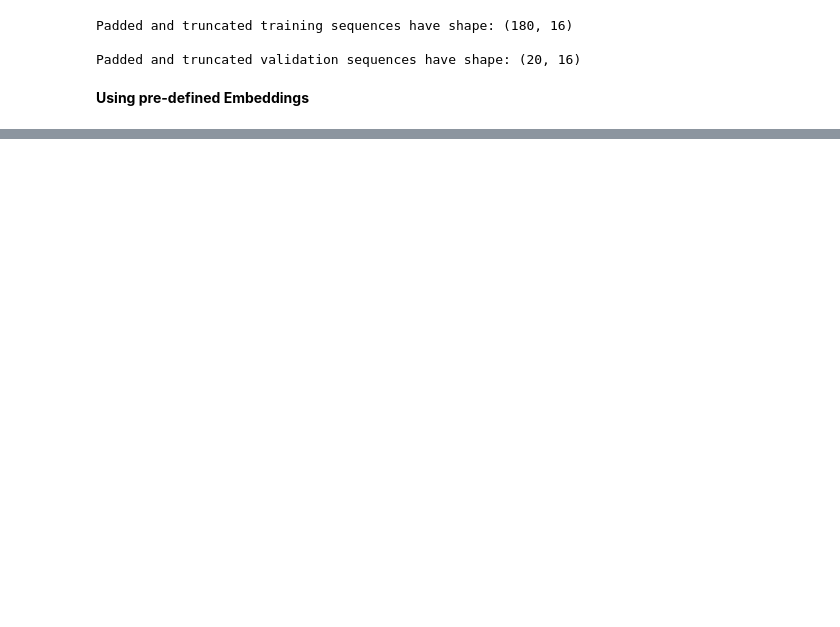
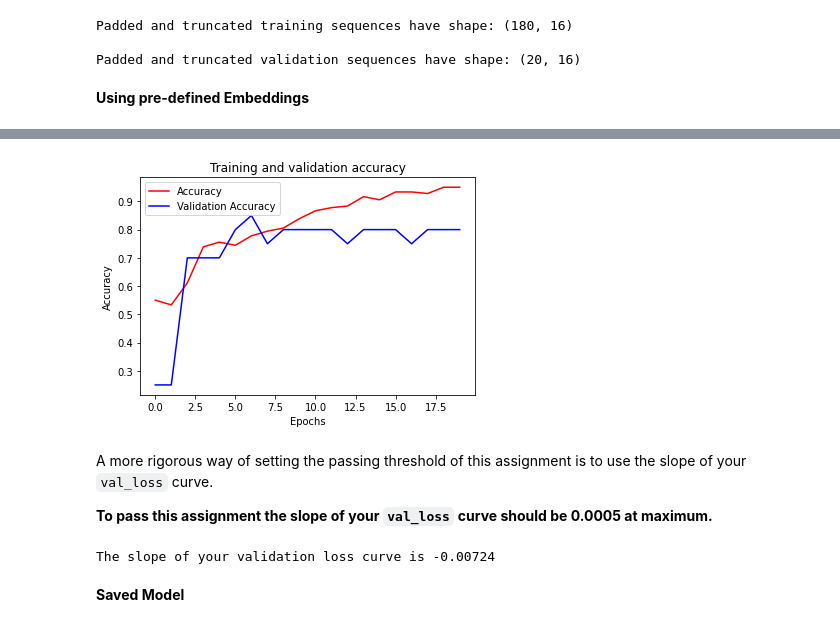
Before and after one commit to bangkit-team/IOH-chat-app, a Jupyter notebook: Machine Learning/code/feedbacks/model_review.ipynb, the cells around one changed output, grey strips where cells are left out. Cells and saved outputs as stored; diff of their text form; code cells hidden in the pictures; blank space fills up the shorter version.

```diff
--- a/Machine Learning/code/feedbacks/model_review.ipynb
+++ b/Machine Learning/code/feedbacks/model_review.ipynb
@@ -240,7 +271,7 @@ def seq_pad_and_trunc(ulasan, tokenizer, padding, truncating, maxlen):
 # %%
 # Test your function
 train_pad_trunc_seq = seq_pad_and_trunc(train_ulasan, tokenizer, PADDING, TRUNCATING, MAXLEN)
-val_pad_trunc_seq = seq_pad_and_trunc(validation_ulasan, tokenizer, PADDING, TRUNCATING, MAXLEN)
+val_pad_trunc_seq = seq_pad_and_trunc(val_ulasan, tokenizer, PADDING, TRUNCATING, MAXLEN)
 
 print(f"Padded and truncated training sequences have shape: {train_pad_trunc_seq.shape}\n")
 print(f"Padded and truncated validation sequences have shape: {val_pad_trunc_seq.shape}")
@@ -271,0 +418,20 @@ FileNotFoundError: ignored
+# %%
+acc = history.history['accuracy']
+val_acc = history.history['val_accuracy']
+
+#------------------------------------------------
+# Plot training and validation accuracy per epoch
+#------------------------------------------------
+plt.plot(epochs, acc, 'r')
+plt.plot(epochs, val_acc, 'b')
+plt.title('Training and validation accuracy')
+plt.xlabel("Epochs")
+plt.ylabel("Accuracy")
+plt.legend(["Accuracy", "Validation Accuracy"])
+plt.show()
+# %% [output]
+[figure, added]
+# %% [markdown]
+A more rigorous way of setting the passing threshold of this assignment is to use the slope of your `val_loss` curve.
+
+**To pass this assignment the slope of your `val_loss` curve should be 0.0005 at maximum.**
@@ -271,0 +440,6 @@ FileNotFoundError: ignored
+# %%
+# Test the slope of your val_loss curve
+slope, *_ = linregress(epochs, val_loss)
+print(f"The slope of your validation loss curve is {slope:.5f}")
+# %% [output]
+The slope of your validation loss curve is -0.00724
@@ -271,0 +449,2 @@ FileNotFoundError: ignored
+# %% [markdown]
+**Saved Model**
```
Also changed, not shown: parts of 39 cells of this notebook.
